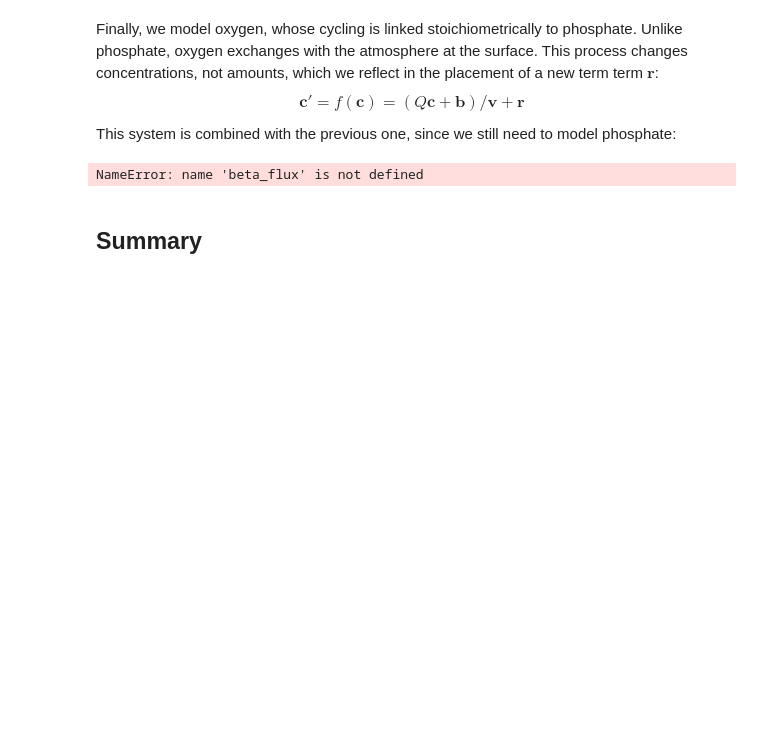
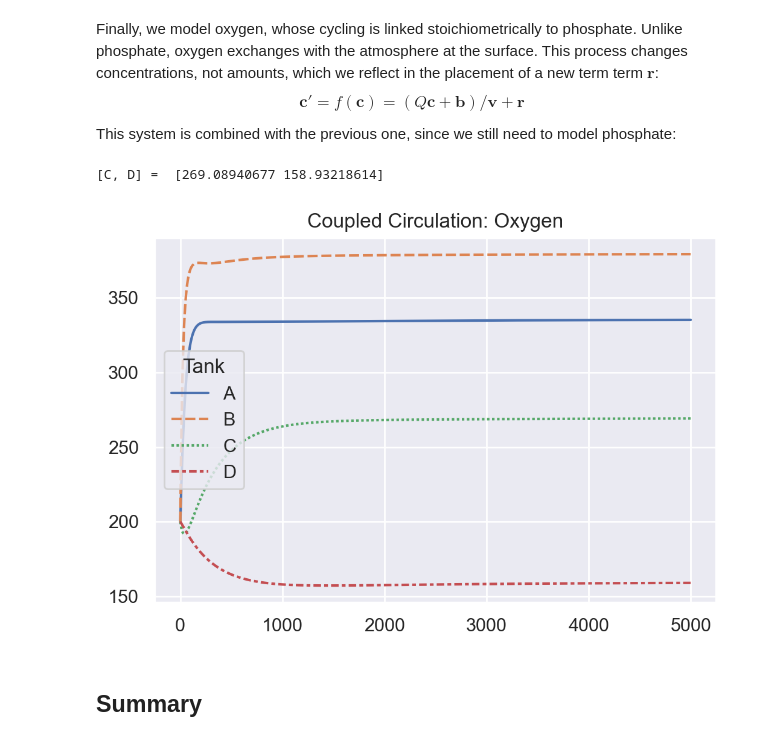
Before and after one commit to hernypeterson/nutrient-model, a Jupyter notebook: nutrient-model.ipynb, the cells around one changed output. Cells and saved outputs as stored; diff of their text form; code cells hidden in the pictures; blank space fills up the shorter version.

```diff
--- a/nutrient-model.ipynb
+++ b/nutrient-model.ipynb
@@ -300,25 +301,26 @@ $$\mathbf{c}' = f(\mathbf{c}) = \boxed{\left(Q\mathbf{c} + \mathbf{b}\right)/\ma
 This system is combined with the previous one, since we still need to model phosphate:
 # %%
 def sys_oxy(c, t):
-    b = bio(beta_flux, *(Qh[:2] @ c[:4]))
+    b = bio(fraction, *(Qh[:2] @ c[:4]))
     r = k_eq * np.array([c_eq - c[4], c_eq - c[5], 0, 0])
     return np.append((Q @ c[:4] + b) / v,
                      (Q @ c[4:] + R * b) / v + r)
 
 R = -105 # Redfield ratio: O2:PO4 in photosynthesis
 c_eq = 350 # surface [O2] at atmospheric equilibrium (umol/L)
 k_eq = 0.01 # atmospheric equilibration rate constant (/hr)
 
 O0 = [200, 200, 200, 200] # Initial [O2] (umol/L)
 
 sol_oxy = odeint(sys_oxy, np.append(P0, O0), t)
 
 sns.lineplot(data=sol_oxy[:,4:]).set(title="Coupled Circulation: Oxygen")
 legend()
 
 print("[C, D] = ", sol_oxy[-1,6:]) # deepwater oxygen concentrations
 # %% [output]
-NameError: name 'beta_flux' is not defined
+[C, D] =  [269.08940677 158.93218614]
+[figure, added]
 # %% [markdown]
 ## Summary
 # %% [markdown]
```
Also changed, not shown: parts of 9 cells of this notebook, 3 other files.
